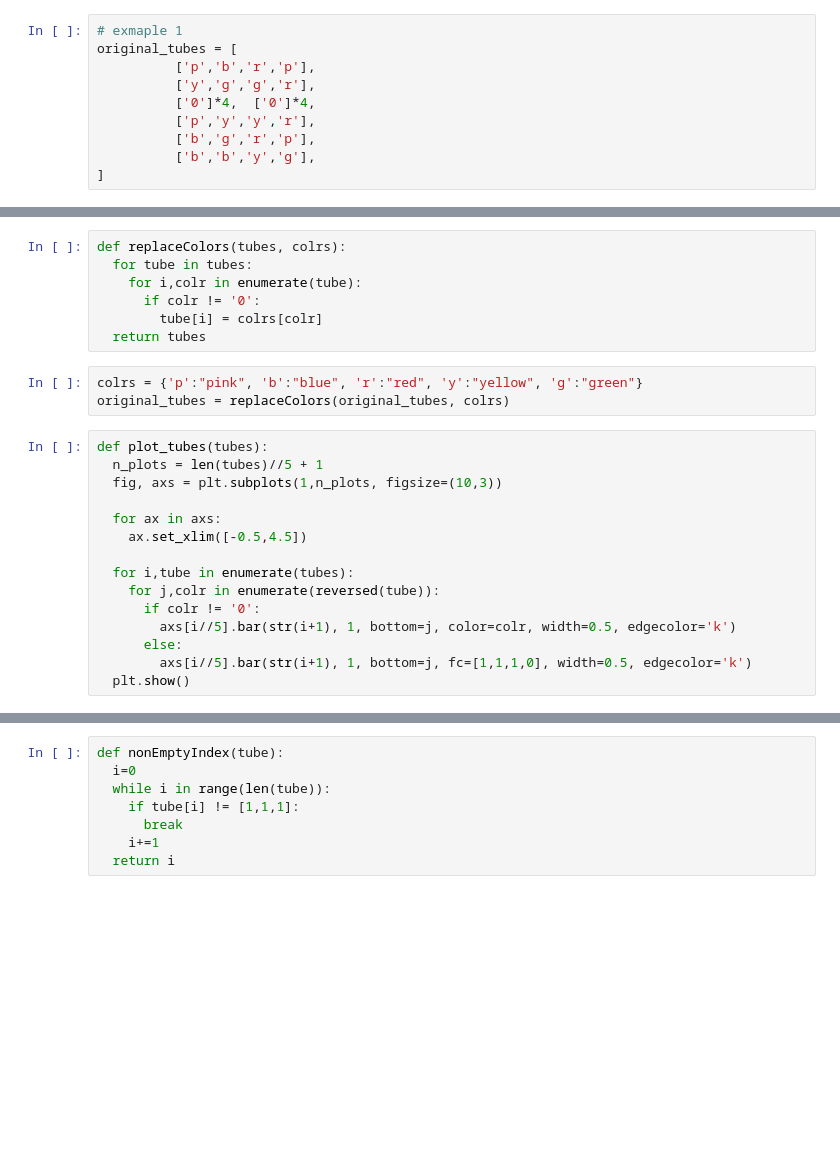
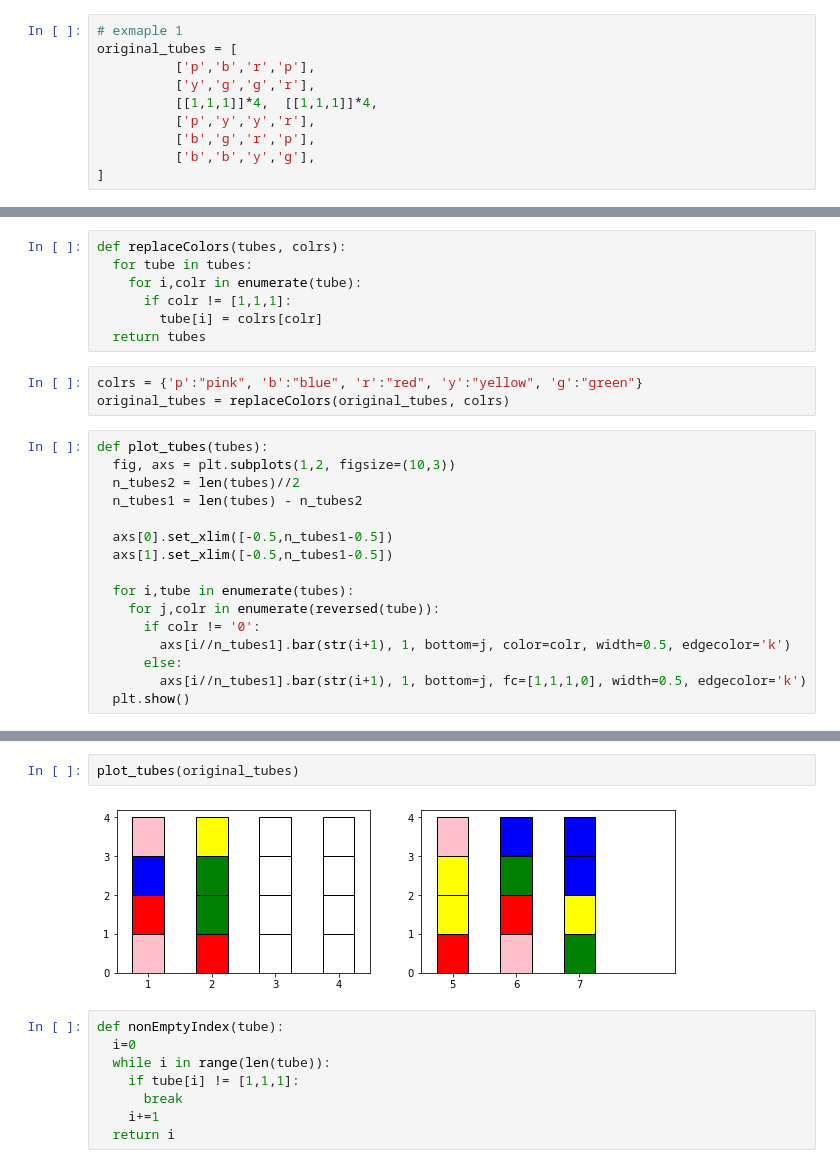
Before and after one commit to Jwalin1/Python-programs, a Jupyter notebook: Games/Color-Sort/notebooks/ColorSort_game.ipynb, the cells around one changed output, grey strips where cells are left out. Cells and saved outputs as stored; diff of their text form; blank space fills up the shorter version.

```diff
--- a/Games/Color-Sort/notebooks/ColorSort_game.ipynb
+++ b/Games/Color-Sort/notebooks/ColorSort_game.ipynb
@@ -5,7 +5,7 @@ import matplotlib.pyplot as plt
 original_tubes = [
           ['p','b','r','p'],
           ['y','g','g','r'],
-          ['0']*4,  ['0']*4,
+          [[1,1,1]]*4,  [[1,1,1]]*4,
           ['p','y','y','r'],
           ['b','g','r','p'],
           ['b','b','y','g'],
@@ -18,7 +18,7 @@ def copytubes(tubes):
 def replaceColors(tubes, colrs):
   for tube in tubes:
     for i,colr in enumerate(tube):
-      if colr != '0':
+      if colr != [1,1,1]:
         tube[i] = colrs[colr]
   return tubes
 # %%
@@ -26,16 +26,17 @@ colrs = {'p':"pink", 'b':"blue", 'r':"red", 'y':"yellow", 'g':"green"}
 original_tubes = replaceColors(original_tubes, colrs)
 # %%
 def plot_tubes(tubes):
-  n_plots = len(tubes)//5 + 1
-  fig, axs = plt.subplots(1,n_plots, figsize=(10,3))
+  fig, axs = plt.subplots(1,2, figsize=(10,3))
+  n_tubes2 = len(tubes)//2
+  n_tubes1 = len(tubes) - n_tubes2
 
-  for ax in axs:
-    ax.set_xlim([-0.5,4.5])
+  axs[0].set_xlim([-0.5,n_tubes1-0.5])
+  axs[1].set_xlim([-0.5,n_tubes1-0.5])
 
   for i,tube in enumerate(tubes):
     for j,colr in enumerate(reversed(tube)):
       if colr != '0':
-        axs[i//5].bar(str(i+1), 1, bottom=j, color=colr, width=0.5, edgecolor='k')
+        axs[i//n_tubes1].bar(str(i+1), 1, bottom=j, color=colr, width=0.5, edgecolor='k')
       else:
-        axs[i//5].bar(str(i+1), 1, bottom=j, fc=[1,1,1,0], width=0.5, edgecolor='k')
+        axs[i//n_tubes1].bar(str(i+1), 1, bottom=j, fc=[1,1,1,0], width=0.5, edgecolor='k')
   plt.show()
@@ -46,3 +43,7 @@ def plot_tubes(tubes):
+# %%
+plot_tubes(original_tubes)
+# %% [output]
+[figure, added]
 # %%
 def nonEmptyIndex(tube):
   i=0
```
Also changed, not shown: parts of 3 cells of this notebook, 2 other files.
